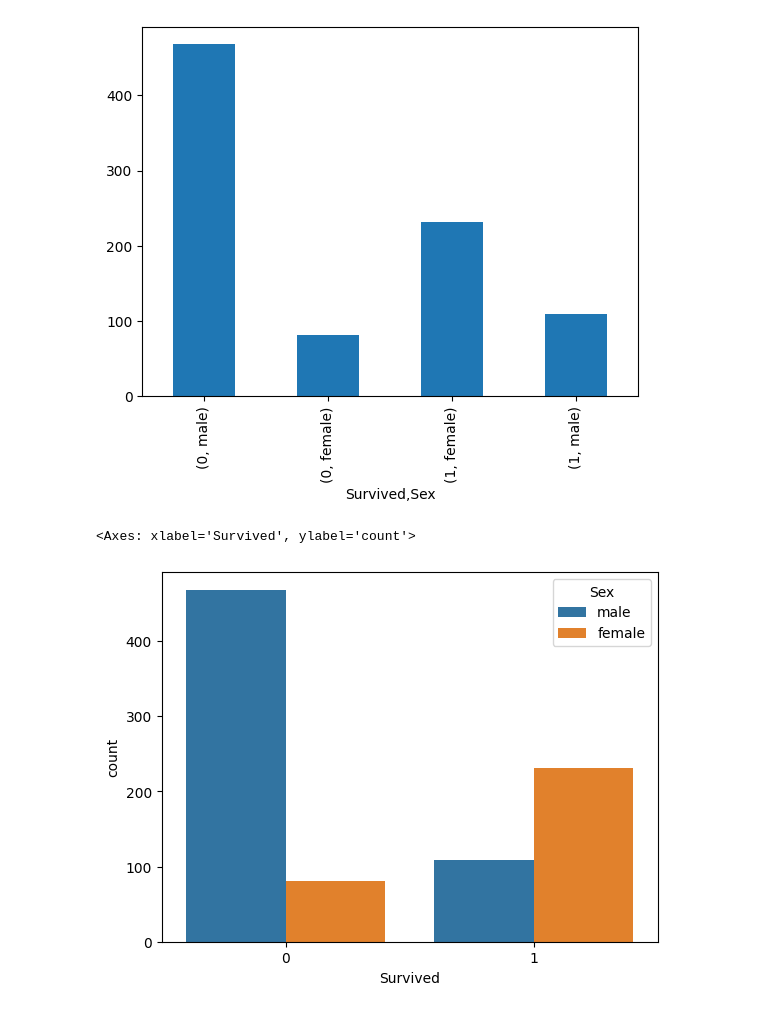
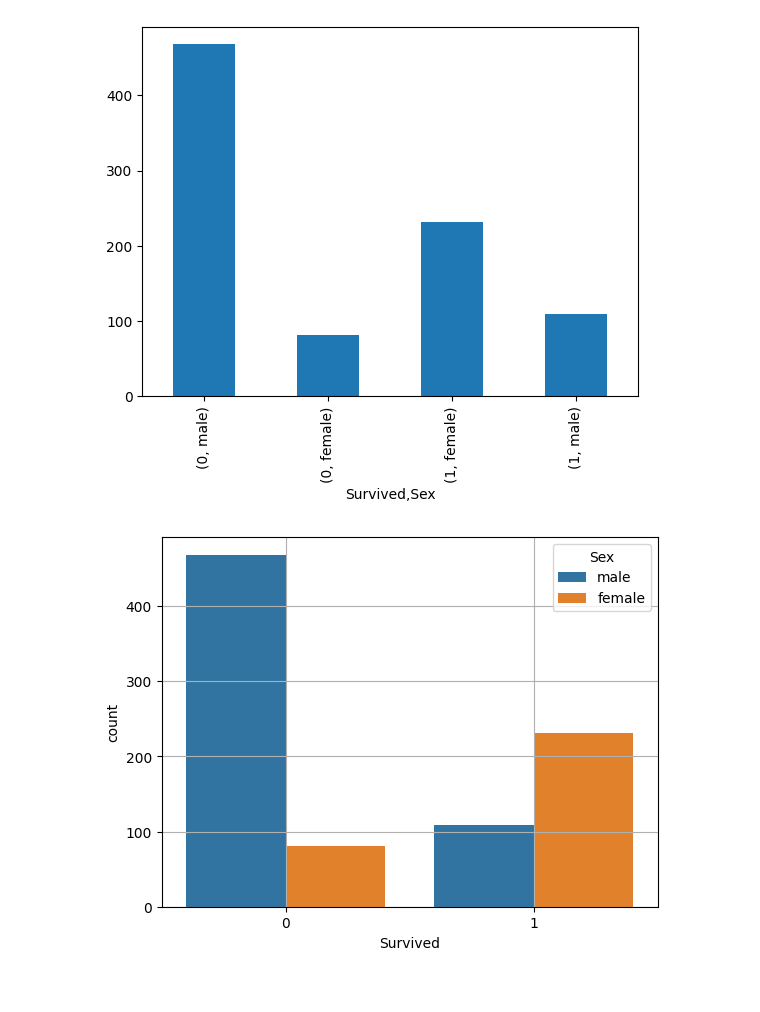
Before and after one commit to sujataprasad01/ML-Logistic-Regression-Titanic-Survival-Dataset-, a Jupyter notebook: Logistic_Regression_(Titanic_Survival_Dataset).ipynb, the cells around one changed output. Cells and saved outputs as stored; diff of their text form; code cells hidden in the pictures.

```diff
--- a/Logistic_Regression_(Titanic_Survival_Dataset).ipynb
+++ b/Logistic_Regression_(Titanic_Survival_Dataset).ipynb
@@ -371,2 +373,4 @@ df[df.Age==35.0]
+# %%
+df['Age'].fillna(value=df['Age'].median(), inplace=True)
 # %%
 df.Age.fillna(value=df.Age.median(), inplace=True)
@@ -508,6 +524,6 @@ df.Sex.groupby(df.Survived).value_counts().plot.bar(df.Sex)
 [figure]
 # %%
 sns.countplot(x='Survived', data=df, hue='Sex')
+plt.grid()
 # %% [output]
-<Axes: xlabel='Survived', ylabel='count'>
-[figure, old version]
+[figure, new version]
```
Also changed, not shown: parts of 15 cells of this notebook.
